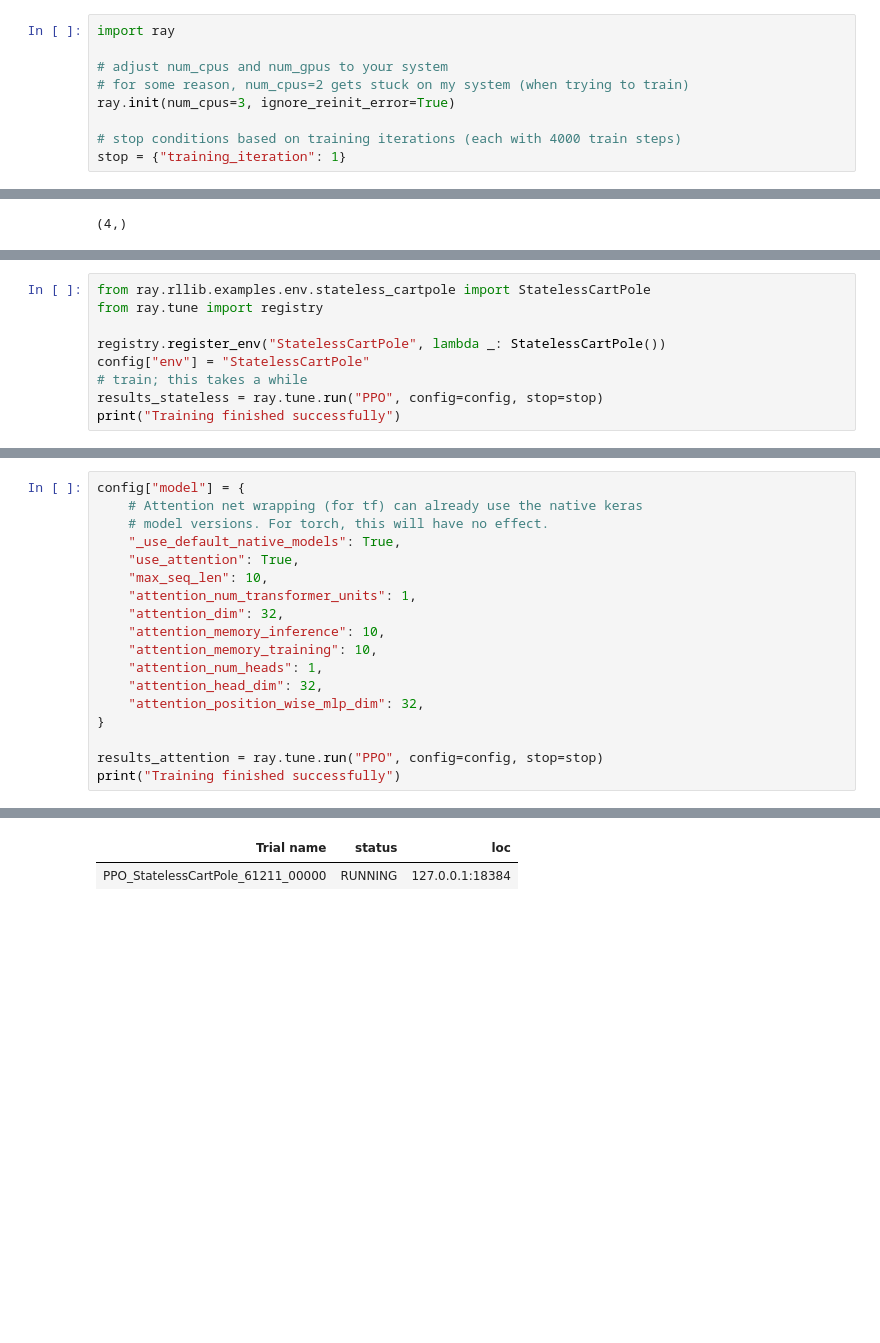
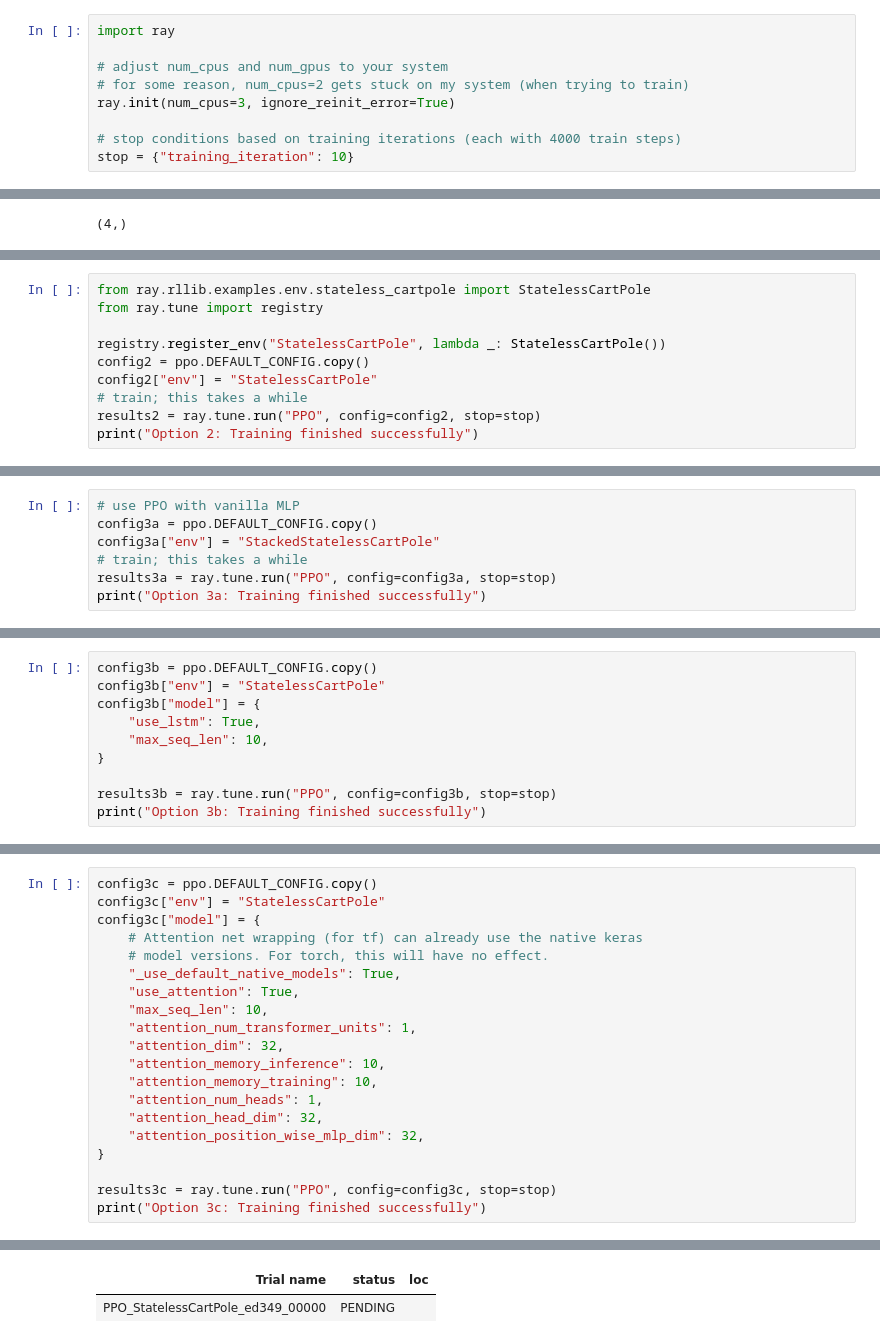
Before and after one commit to stefanbschneider/old-blog, a Jupyter notebook: _notebooks/2021-11-16-rl-self-attention.ipynb, the cells around one changed output, grey strips where cells are left out. Cells and saved outputs as stored; diff of their text form; blank space fills up the shorter version.

Commit message:
compare models; why are lstm and attention worse than raw stacked?!

```diff
--- a/_notebooks/2021-11-16-rl-self-attention.ipynb
+++ b/_notebooks/2021-11-16-rl-self-attention.ipynb
@@ -93,5 +93,5 @@ import ray
 ray.init(num_cpus=3, ignore_reinit_error=True)
 
 # stop conditions based on training iterations (each with 4000 train steps)
-stop = {"training_iteration": 1}
+stop = {"training_iteration": 10}
 # %% [output]
@@ -204,9 +211,10 @@ from ray.rllib.examples.env.stateless_cartpole import StatelessCartPole
 from ray.tune import registry
 
 registry.register_env("StatelessCartPole", lambda _: StatelessCartPole())
-config["env"] = "StatelessCartPole"
+config2 = ppo.DEFAULT_CONFIG.copy()
+config2["env"] = "StatelessCartPole"
 # train; this takes a while
-results_stateless = ray.tune.run("PPO", config=config, stop=stop)
-print("Training finished successfully")
+results2 = ray.tune.run("PPO", config=config2, stop=stop)
+print("Option 2: Training finished successfully")
 # %% [output]
 == Status ==
@@ -279,0 +305,7 @@ sns.scatterplot(eps, eps_lengths)
+# %%
+# use PPO with vanilla MLP
+config3a = ppo.DEFAULT_CONFIG.copy()
+config3a["env"] = "StackedStatelessCartPole"
+# train; this takes a while
+results3a = ray.tune.run("PPO", config=config3a, stop=stop)
+print("Option 3a: Training finished successfully")
@@ -279,0 +382,10 @@ sns.scatterplot(eps, eps_lengths)
+# %%
+config3b = ppo.DEFAULT_CONFIG.copy()
+config3b["env"] = "StatelessCartPole"
+config3b["model"] = {
+    "use_lstm": True,
+    "max_seq_len": 10,
+}
+
+results3b = ray.tune.run("PPO", config=config3b, stop=stop)
+print("Option 3b: Training finished successfully")
@@ -285,7 +459,9 @@ https://github.com/ray-project/ray/blob/master/rllib/examples/attention_net.py
 
 > Tip: Also check out the [RLlib example using AttentionNet](https://github.com/ray-project/ray/blob/master/rllib/examples/attention_net.py).
 # %%
-config["model"] = {
+config3c = ppo.DEFAULT_CONFIG.copy()
+config3c["env"] = "StatelessCartPole"
+config3c["model"] = {
     # Attention net wrapping (for tf) can already use the native keras
     # model versions. For torch, this will have no effect.
     "_use_default_native_models": True,
@@ -300,7 +476,7 @@ config["model"] = {
     "attention_position_wise_mlp_dim": 32,
 }
 
-results_attention = ray.tune.run("PPO", config=config, stop=stop)
-print("Training finished successfully")
+results3c = ray.tune.run("PPO", config=config3c, stop=stop)
+print("Option 3c: Training finished successfully")
 # %% [output]
 == Status ==
@@ -331,2 +499,2 @@ Number of trials: 1/1 (1 RUNNING)
 | Trial name | status | loc |
-| PPO_StatelessCartPole_61211_00000 | RUNNING | 127.0.0.1:18384 |
+| PPO_StatelessCartPole_ed349_00000 | PENDING |  |
```
Also changed, not shown: parts of 25 cells of this notebook.
